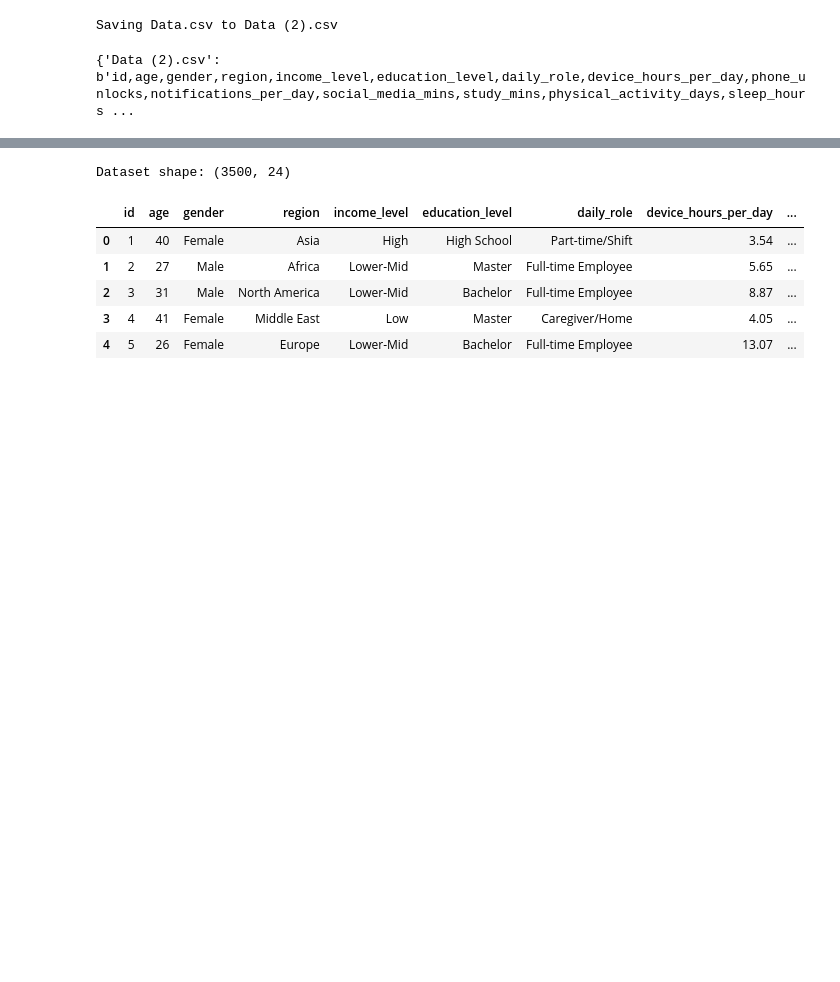
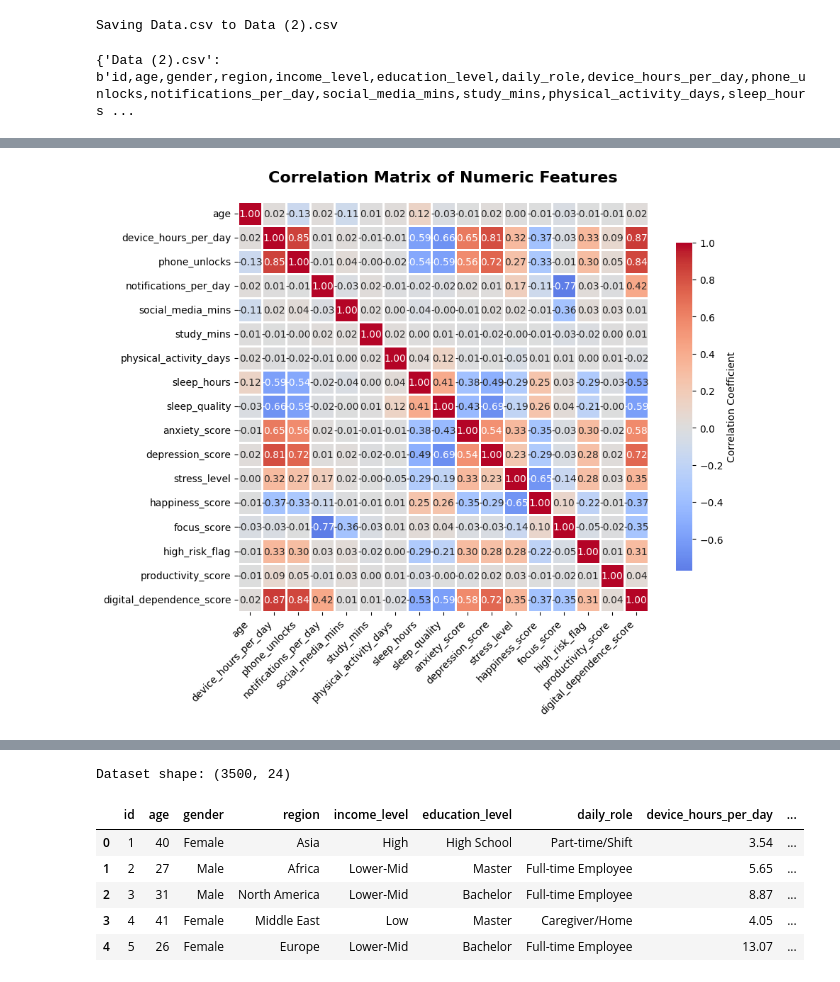
Before and after one commit to Abash05/Kaggle-Team-1---Digital-Habits-and-Mental-Health, a Jupyter notebook: DigitalUseAndMentalHealth.ipynb, the cells around one changed output, grey strips where cells are left out. Saved outputs shown, nothing was run; the diff lists cells and outputs as text; code cells hidden in the pictures; blank space fills up the shorter version.

```diff
--- a/DigitalUseAndMentalHealth.ipynb
+++ b/DigitalUseAndMentalHealth.ipynb
@@ -17,0 +153,23 @@ Saving Data.csv to Data (2).csv
+# %%
+numeric_df = df.select_dtypes(include=['number'])
+categorical_df = df.select_dtypes(include=['object'])
+# %%
+corr = numeric_df.corr()
+plt.figure(figsize=(10, 8))
+plt.title("Correlation Matrix of Numeric Features", fontsize=16, fontweight='bold', pad=20)
+sns.heatmap(
+    corr,
+    annot=True,
+    fmt=".2f",
+    cmap="coolwarm",
+    center=0,
+    square=True,
+    linewidths=1,
+    cbar_kws={"shrink": 0.8, "label": "Correlation Coefficient"}
+)
+plt.xticks(rotation=45, ha='right', fontsize=10)
+plt.yticks(rotation=0, fontsize=10)
+plt.tight_layout()
+plt.show()
+# %% [output]
+[figure, added]
```
Also changed, not shown: parts of 16 cells of this notebook.
